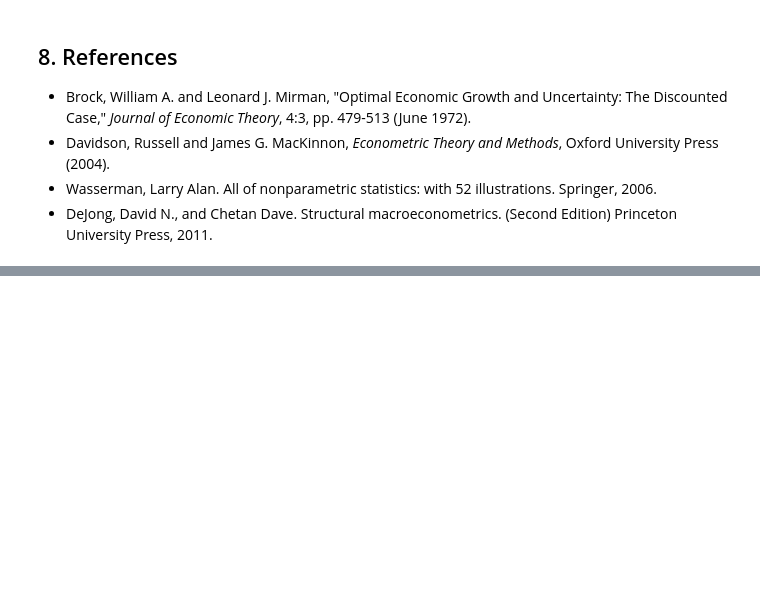
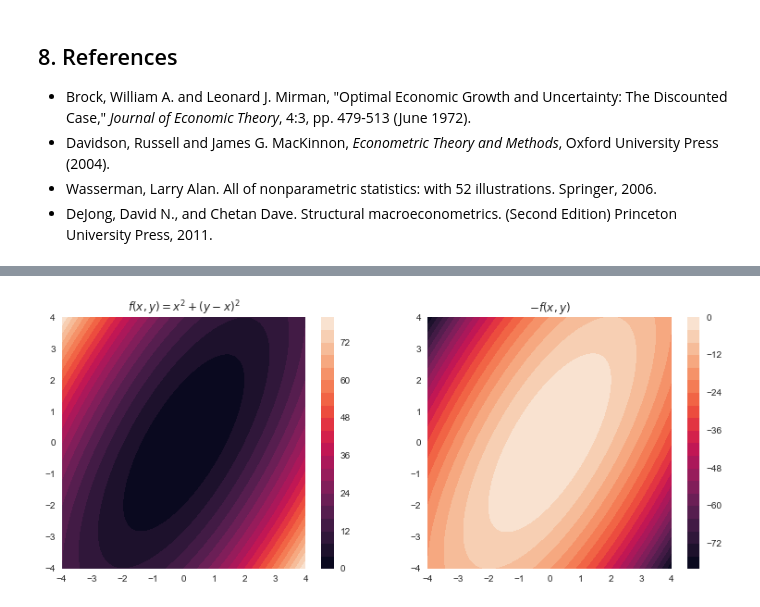
Before and after one commit to jmbejara/comp-econ-sp18, a Jupyter notebook: lectures/5-03_MLE/Introduction_to_MLE.ipynb, the cells around one changed output, grey strips where cells are left out. Cells and saved outputs as stored; diff of their text form; code cells hidden in the pictures; blank space fills up the shorter version.

```diff
--- a/lectures/5-03_MLE/Introduction_to_MLE.ipynb
+++ b/lectures/5-03_MLE/Introduction_to_MLE.ipynb
@@ -795,0 +893,22 @@ The parameters of the regression model are $(\beta_0, \beta_1, \beta_2, \sigma)$
+# %%
+# Here we can visually see that the Hessian
+# of a function after we changed it sign
+# should be the changed sign hessian of the
+# original function
+x_grid = np.linspace(-4,4, 100)
+y_grid = np.linspace(-4,4, 100)
+X, Y = np.meshgrid(x_grid, y_grid)
+Z = X**2 + (Y-X)**2
+
+# Plot the function and its negative
+f, ax = plt.subplots(1,2,figsize=(10+3, 5))
+plt.subplot(1,2,1)
+plt.contourf(X, Y, Z, 20)
+plt.colorbar();
+plt.title('$f(x,y) = x^2 + (y-x)^2 $')
+plt.subplot(1,2,2)
+plt.contourf(X, Y, -Z, 20)
+plt.title('$-f(x,y)$')
+plt.colorbar();
+# %% [output]
+[figure, added]
```
Also changed, not shown: parts of 28 cells of this notebook, 3 other files.
